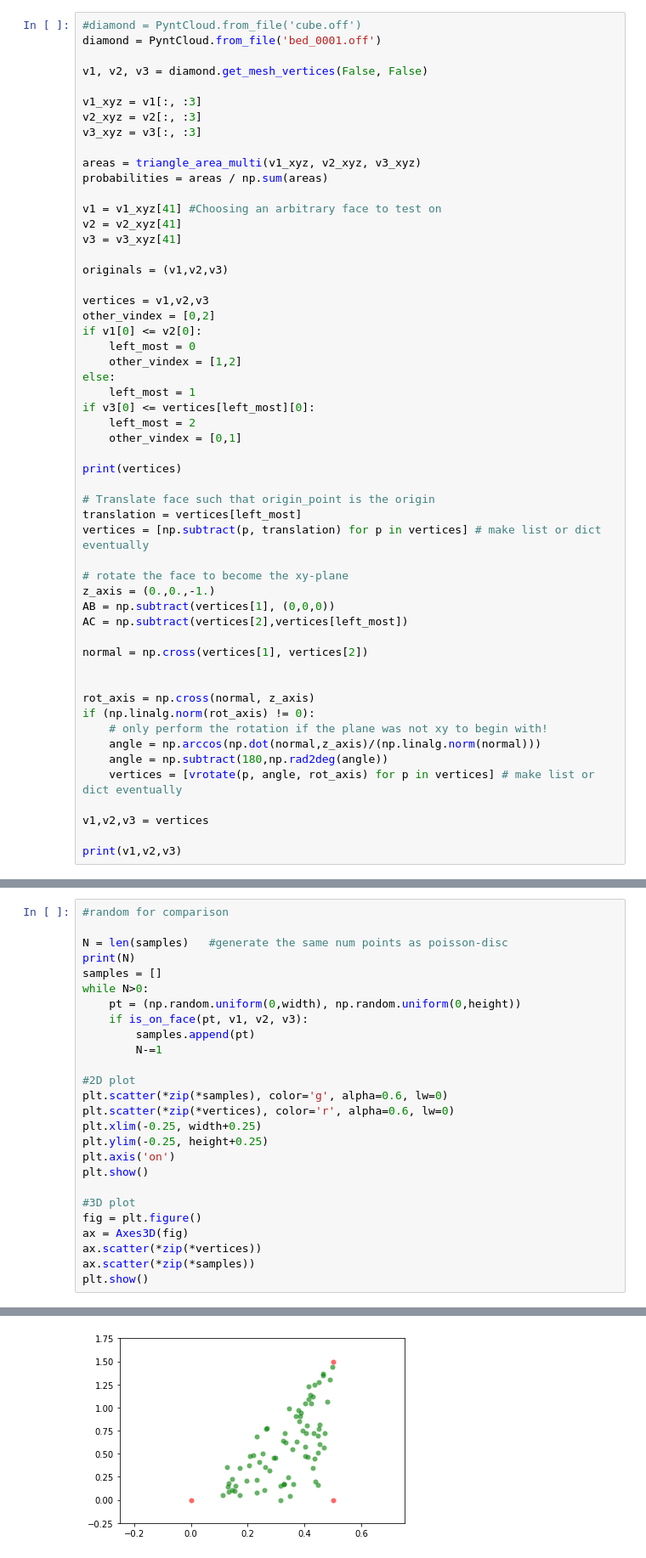
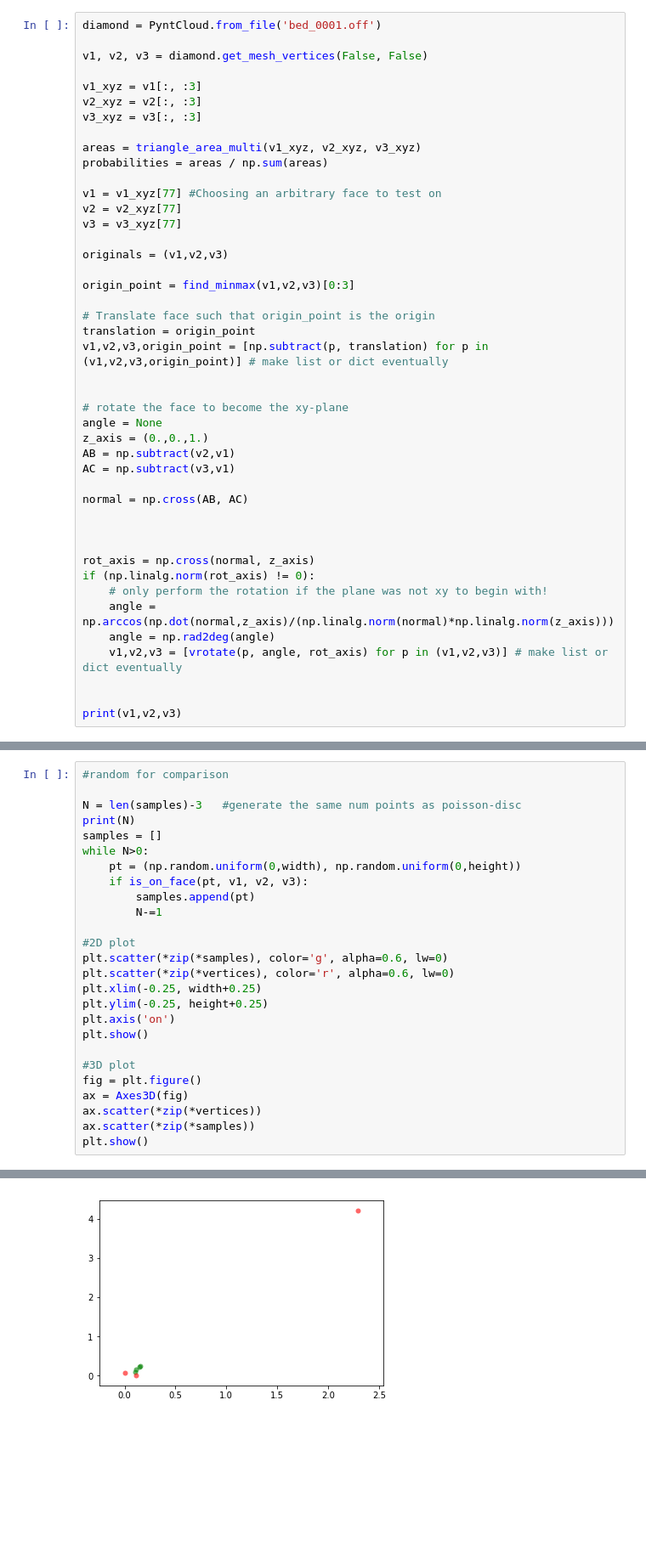
Before and after one commit to movvam/Poisson-Disc, a Jupyter notebook: Proof of Concept.ipynb, the cells around one changed output, grey strips where cells are left out. Shown at 85% size. Cells and saved outputs as stored; diff of their text form; blank space fills up the shorter version.

```diff
--- a/Proof of Concept.ipynb
+++ b/Proof of Concept.ipynb
@@ -71,7 +77,6 @@ def find_minmax(v1,v2,v3):
             z_min = z
     return x_min, y_min, z_min, x_max, y_max, z_max
 # %%
-#diamond = PyntCloud.from_file('cube.off')
 diamond = PyntCloud.from_file('bed_0001.off')
 
 v1, v2, v3 = diamond.get_mesh_vertices(False, False)
@@ -83,45 +88,36 @@ v3_xyz = v3[:, :3]
 areas = triangle_area_multi(v1_xyz, v2_xyz, v3_xyz)
 probabilities = areas / np.sum(areas)
 
-v1 = v1_xyz[41] #Choosing an arbitrary face to test on
-v2 = v2_xyz[41]
-v3 = v3_xyz[41]
+v1 = v1_xyz[77] #Choosing an arbitrary face to test on
+v2 = v2_xyz[77]
+v3 = v3_xyz[77]
 
 originals = (v1,v2,v3)
 
-vertices = v1,v2,v3
-other_vindex = [0,2]
-if v1[0] <= v2[0]:
-    left_most = 0
-    other_vindex = [1,2]
-else:
-    left_most = 1
-if v3[0] <= vertices[left_most][0]:
-    left_most = 2
-    other_vindex = [0,1]
-
-print(vertices)
+origin_point = find_minmax(v1,v2,v3)[0:3]
 
 # Translate face such that origin_point is the origin
-translation = vertices[left_most]
-vertices = [np.subtract(p, translation) for p in vertices] # make list or dict eventually
+translation = origin_point
+v1,v2,v3,origin_point = [np.subtract(p, translation) for p in (v1,v2,v3,origin_point)] # make list or dict eventually
+
 
 # rotate the face to become the xy-plane
-z_axis = (0.,0.,-1.)
-AB = np.subtract(vertices[1], (0,0,0))
-AC = np.subtract(vertices[2],vertices[left_most])
+angle = None
+z_axis = (0.,0.,1.)
+AB = np.subtract(v2,v1)
+AC = np.subtract(v3,v1)
 
-normal = np.cross(vertices[1], vertices[2])
+normal = np.cross(AB, AC)
+
 
 
 rot_axis = np.cross(normal, z_axis)
 if (np.linalg.norm(rot_axis) != 0):
     # only perform the rotation if the plane was not xy to begin with!
-    angle = np.arccos(np.dot(normal,z_axis)/(np.linalg.norm(normal)))
-    angle = np.subtract(180,np.rad2deg(angle))
-    vertices = [vrotate(p, angle, rot_axis) for p in vertices] # make list or dict eventually
+    angle = np.arccos(np.dot(normal,z_axis)/(np.linalg.norm(normal)*np.linalg.norm(z_axis)))
+    angle = np.rad2deg(angle)
+    v1,v2,v3 = [vrotate(p, angle, rot_axis) for p in (v1,v2,v3)] # make list or dict eventually
 
-v1,v2,v3 = vertices
 
 print(v1,v2,v3)
 # %% [output]
@@ -297,7 +333,7 @@ plt.show()
 # %%
 #random for comparison
 
-N = len(samples)   #generate the same num points as poisson-disc
+N = len(samples)-3   #generate the same num points as poisson-disc
 print(N)
 samples = []
 while N>0:
@@ -325 +377 @@ plt.show()
-[figure, old version]
+[figure, new version]
```
Also changed, not shown: parts of 8 cells of this notebook.
